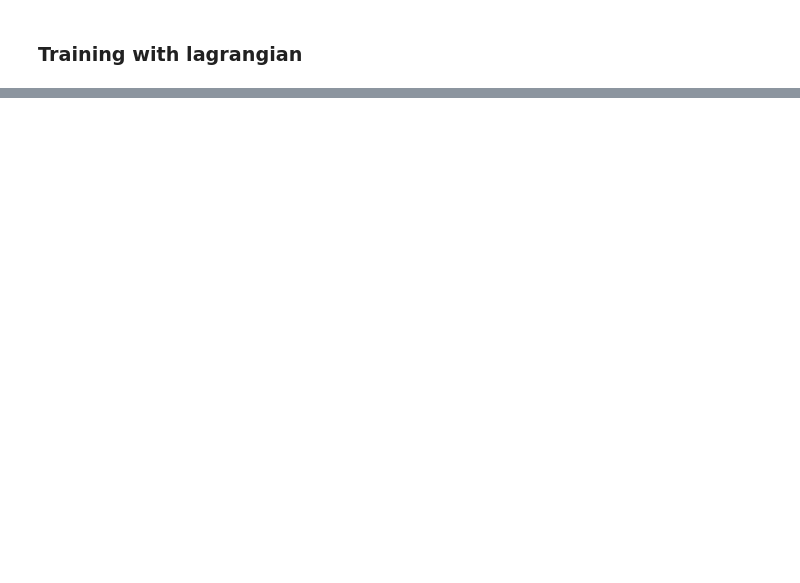
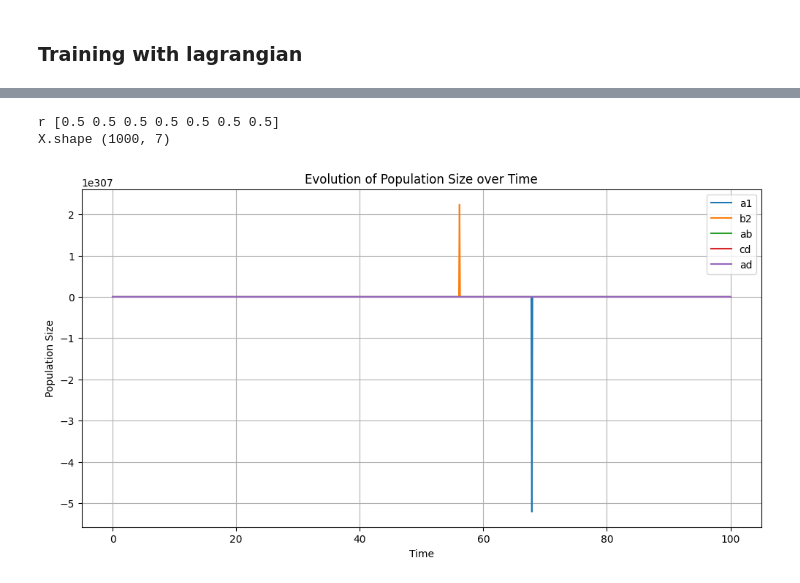
Before and after one commit to THANNAGA/Lagrangian, a Jupyter notebook: GLV_bounded_lagrangian.ipynb, the cells around one changed output, grey strips where cells are left out. Saved outputs shown, nothing was run; the diff lists cells and outputs as text; code cells hidden in the pictures; blank space fills up the shorter version.

```diff
--- a/GLV_bounded_lagrangian.ipynb
+++ b/GLV_bounded_lagrangian.ipynb
@@ -40,7 +42,7 @@ class LogisticRegression(torch.nn.Module):
     def __init__(self, input_dim, output_dim):
         super(LogisticRegression, self).__init__()
         self.input_dim = input_dim
-        self.linear = torch.nn.Linear(input_dim, output_dim)
+        self.linear = torch.nn.Linear(input_dim, output_dim, bias=False)
 
     def forward(self, x):
         x = x.view(-1, self.input_dim)
@@ -222,10 +224,11 @@ NameError: ignored
 # %%
 #cmp = NormConstrainedLogReg(); equality = False
 #cmp = SumConstrainedLogReg(); equality = False
-cmp = TemplateConstrainedLogReg(); equality = True
+#cmp = TemplateConstrainedLogReg()
+cmp = TemplateSumConstrainedLogReg()
 formulation = cooper.LagrangianFormulation(cmp)
 
-model = LogisticRegression(A.size(0), A.size(1))
+model = LogisticRegression(A.shape[0], A.shape[1])
 
 # primal_optimizer = cooper.optim.ExtraSGD(model.parameters(), lr=1e-3, momentum=0.9)
 # dual_optimizer = cooper.optim.partial_optimizer(cooper.optim.ExtraSGD, lr=5e-3)
@@ -288,9 +354,6 @@ Running Lotka-Volterra for interactive activtion with Lagrangian-constrained wei
 # %%
 import matplotlib.pyplot as plt
 from scipy.integrate import odeint
-
-# Tokens
-tokens = ['a1', 'b2', 'c1', 'd2', 'ab', 'cd', 'ad']
 
 # Number of species
 N = len(tokens)
@@ -299,35 +362,40 @@ N = len(tokens)
 r = 0.5*np.ones(N)
 print ('r', r)
 
-A = create_matrix(tokens = tokens)
-A = stabilize_matrix(A)
+#A = create_matrix(tokens = tokens)
+#A = stabilize_matrix(A)
+A = model.linear.weight.detach().numpy()
 
 # Define the system of differential equations
 def dXdt(X, t):
     return X * (r + np.dot(A, X))
 
 # Initial conditions: start with equal populations
 #X0 = 0.01*np.ones(N)
 X0 = [0.1, 0.1, 0.001, 0.001, 0.001, 0.001, 0.001]
 
 # Time points
 T = 100
 t = np.linspace(0, T, 1000)
 
 # Solve the system of differential equations
 X = odeint(dXdt, X0, t)
 
 # Plot the results
 plt.figure(figsize=(12, 6)); print ('X.shape', X.shape)
 
 select = ['a1', 'b2', 'ab', 'cd', 'ad']
 tokens = ['a1', 'b2', 'c1', 'd2', 'ab', 'cd', 'ad']
 for i in range(X.shape[1]):
     if tokens[i] in select:
       plt.plot(t, X[:, i] +0.01*np.random.randn(X.shape[0]), label=tokens[i])
 plt.legend()
 plt.xlabel('Time')
 plt.ylabel('Population Size')
 plt.title('Evolution of Population Size over Time')
 plt.grid(True)
 plt.show()
+# %% [output]
+r [0.5 0.5 0.5 0.5 0.5 0.5 0.5]
+X.shape (1000, 7)
+[figure, added]
```
Also changed, not shown: parts of 11 cells of this notebook.
